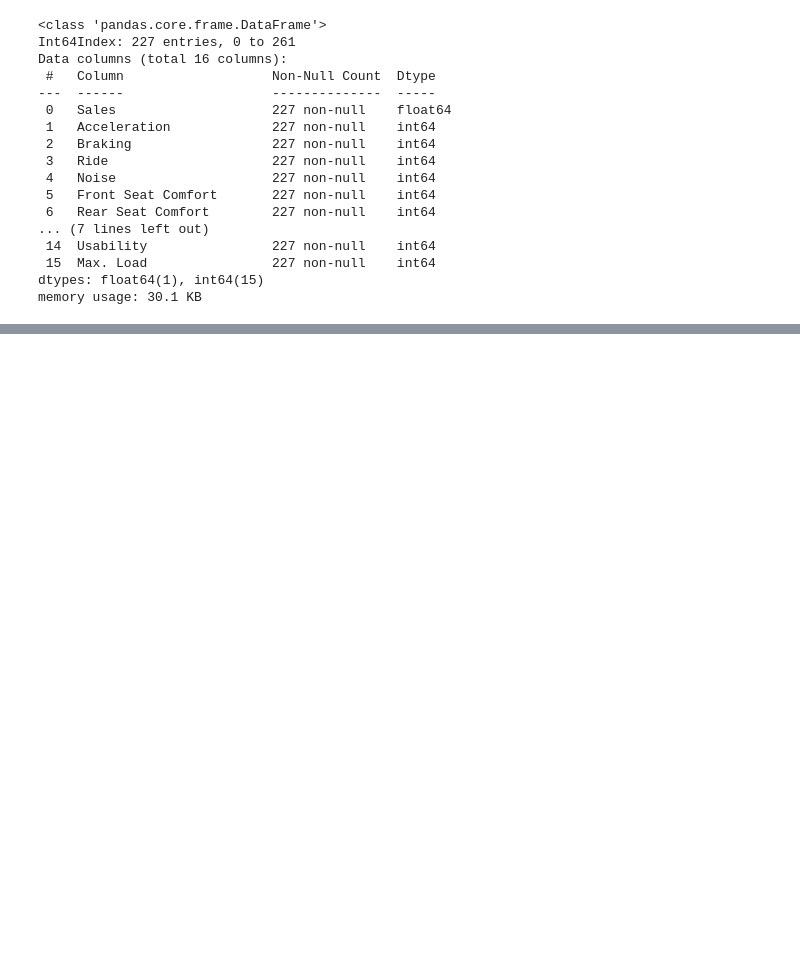
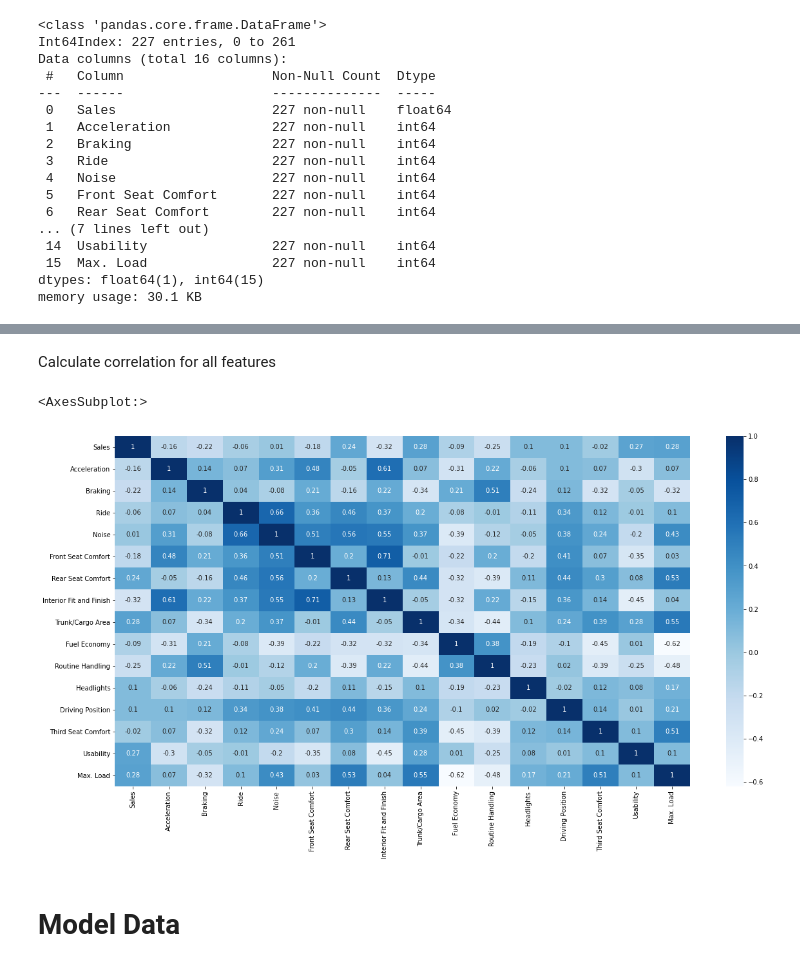
Before and after one commit to blantj/Auto_Sales_Regression, a Jupyter notebook: Modeling.ipynb, the cells around one changed output, grey strips where cells are left out. Cells and saved outputs as stored; diff of their text form; code cells hidden in the pictures; blank space fills up the shorter version.

```diff
--- a/Modeling.ipynb
+++ b/Modeling.ipynb
@@ -243,0 +395,10 @@ memory usage: 30.1 KB
+# %% [markdown]
+Calculate correlation for all features
+# %%
+fig, ax = plt.subplots(figsize=(20,10))
+sns.heatmap(df.corr().round(2), annot=True, cmap='Blues', ax=ax)
+# %% [output]
+<AxesSubplot:>
+[figure, added]
+# %% [markdown]
+# Model Data
```
Also changed, not shown: parts of 16 cells of this notebook.
